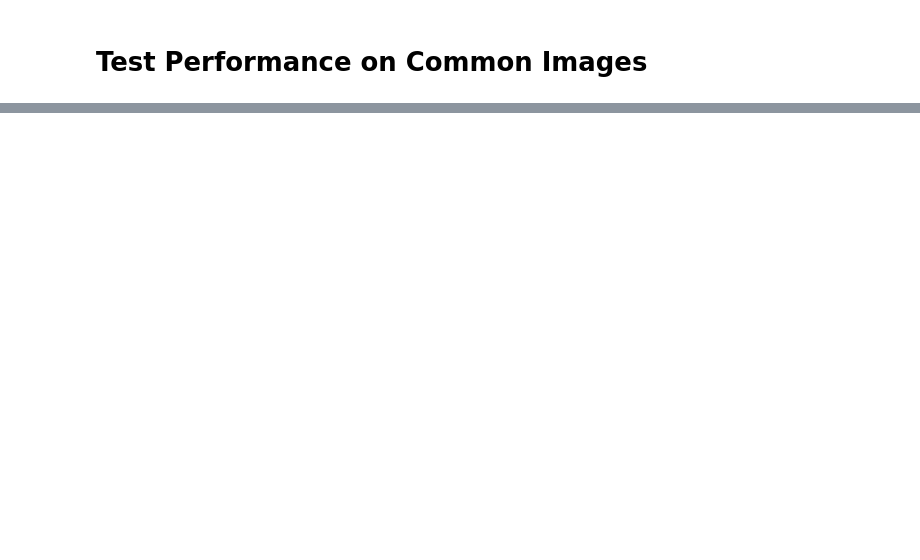
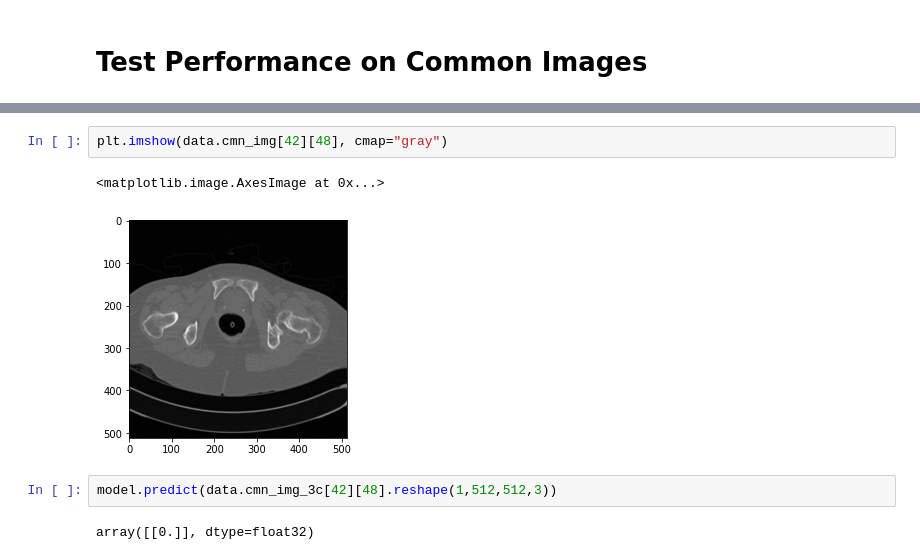
Before and after one commit to KenzaB27/segmentation-of-pelvic-bone, a Jupyter notebook: src/vgg.ipynb, the cells around one changed output, grey strips where cells are left out. Cells and saved outputs as stored; diff of their text form; blank space fills up the shorter version.

```diff
--- a/src/vgg.ipynb
+++ b/src/vgg.ipynb
@@ -203,0 +210,9 @@ Wall time: 6.95 s
+# %%
+plt.imshow(data.cmn_img[42][48], cmap="gray")
+# %% [output]
+<matplotlib.image.AxesImage at 0x...>
+[figure, added]
+# %%
+model.predict(data.cmn_img_3c[42][48].reshape(1,512,512,3))
+# %% [output]
+array([[0.]], dtype=float32)
```
Also changed, not shown: parts of 12 cells of this notebook.
